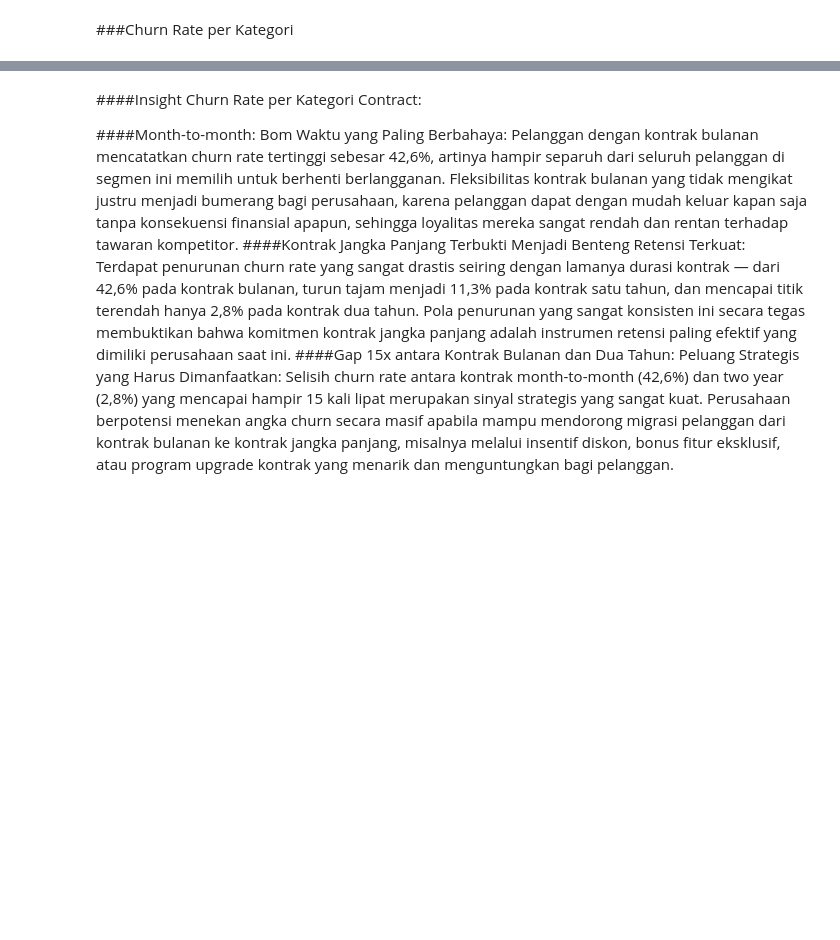
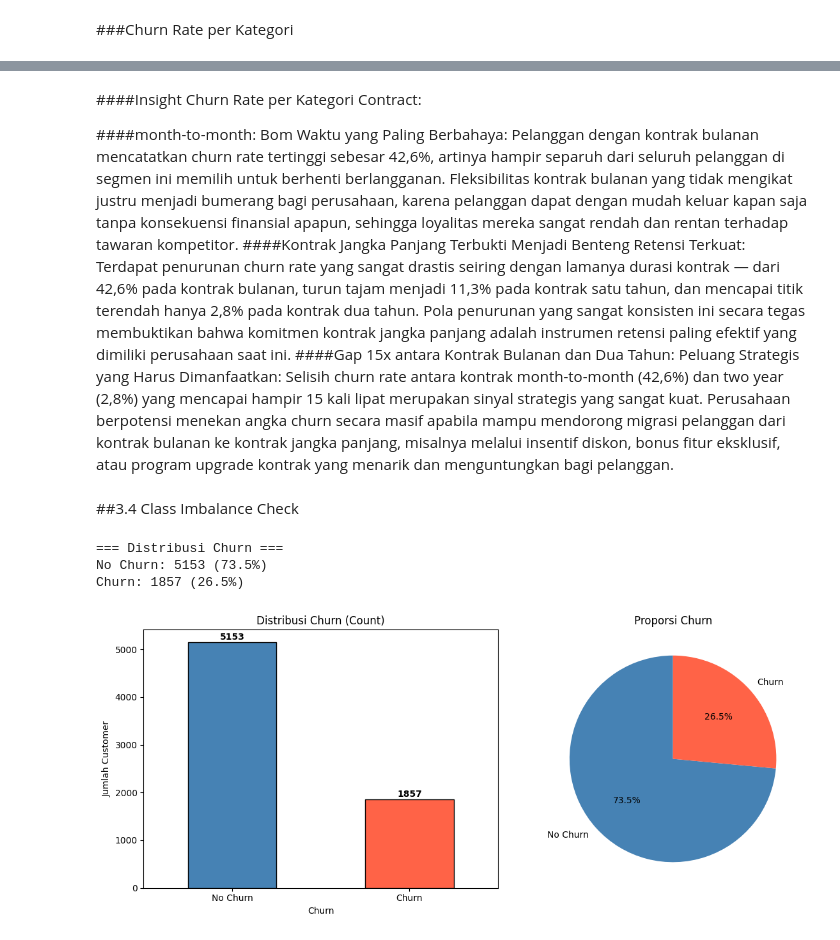
Before and after one commit to kumisganteng/Data-Analytics-Projects, a Jupyter notebook: Improving_Customer_Retention_Analysis.ipynb, the cells around one changed output, grey strips where cells are left out. Drawn from its saved outputs; the diff is of its cells as text; code cells hidden in the pictures; blank space fills up the shorter version.

Commit message:
feat: EDA - add class imbalance check, outlier analysis, multivariate analysis

```diff
--- a/Improving_Customer_Retention_Analysis.ipynb
+++ b/Improving_Customer_Retention_Analysis.ipynb
@@ -8,7 +8,7 @@
 import pandas as pd
 
 churn_file_path = '/content/WA_Fn-UseC_-Telco-Customer-Churn.csv'
-churn_data = pd.read_csv(churn_file_path)
+churn_data = pd.read_csv(churn_file_path, encoding='utf-8')
 # %% [markdown]
 ##1.2 Inspeksi Data
 # %%
@@ -674,6 +773,40 @@ dtype: float64
 # %% [markdown]
 ####Insight Churn Rate per Kategori Contract:
 
-####Month-to-month: Bom Waktu yang Paling Berbahaya: Pelanggan dengan kontrak bulanan mencatatkan churn rate tertinggi sebesar 42,6%, artinya hampir separuh dari seluruh pelanggan di segmen ini memilih untuk berhenti berlangganan. Fleksibilitas kontrak bulanan yang tidak mengikat justru menjadi bumerang bagi perusahaan, karena pelanggan dapat dengan mudah keluar kapan saja tanpa konsekuensi finansial apapun, sehingga loyalitas mereka sangat rendah dan rentan terhadap tawaran kompetitor.
+####month-to-month: Bom Waktu yang Paling Berbahaya: Pelanggan dengan kontrak bulanan mencatatkan churn rate tertinggi sebesar 42,6%, artinya hampir separuh dari seluruh pelanggan di segmen ini memilih untuk berhenti berlangganan. Fleksibilitas kontrak bulanan yang tidak mengikat justru menjadi bumerang bagi perusahaan, karena pelanggan dapat dengan mudah keluar kapan saja tanpa konsekuensi finansial apapun, sehingga loyalitas mereka sangat rendah dan rentan terhadap tawaran kompetitor.
 ####Kontrak Jangka Panjang Terbukti Menjadi Benteng Retensi Terkuat: Terdapat penurunan churn rate yang sangat drastis seiring dengan lamanya durasi kontrak — dari 42,6% pada kontrak bulanan, turun tajam menjadi 11,3% pada kontrak satu tahun, dan mencapai titik terendah hanya 2,8% pada kontrak dua tahun. Pola penurunan yang sangat konsisten ini secara tegas membuktikan bahwa komitmen kontrak jangka panjang adalah instrumen retensi paling efektif yang dimiliki perusahaan saat ini.
 ####Gap 15x antara Kontrak Bulanan dan Dua Tahun: Peluang Strategis yang Harus Dimanfaatkan: Selisih churn rate antara kontrak month-to-month (42,6%) dan two year (2,8%) yang mencapai hampir 15 kali lipat merupakan sinyal strategis yang sangat kuat. Perusahaan berpotensi menekan angka churn secara masif apabila mampu mendorong migrasi pelanggan dari kontrak bulanan ke kontrak jangka panjang, misalnya melalui insentif diskon, bonus fitur eksklusif, atau program upgrade kontrak yang menarik dan menguntungkan bagi pelanggan.
+# %% [markdown]
+##3.4 Class Imbalance Check
+# %%
+# Mapping 0/1 ke label yang readable
+churn_map = {0: 'No Churn', 1: 'Churn'}
+churn_counts = churn_data['Churn'].map(churn_map).value_counts()
+churn_percent = churn_data['Churn'].map(churn_map).value_counts(normalize=True) * 100
+
+print("=== Distribusi Churn ===")
+for val, count, pct in zip(churn_counts.index, churn_counts, churn_percent):
+    print(f"{val}: {count} ({pct:.1f}%)")
+
+# Visualisasi (sama seperti sebelumnya)
+fig, axes = plt.subplots(1, 2, figsize=(12, 5))
+
+churn_counts.plot(kind='bar', ax=axes[0], color=['steelblue', 'tomato'], edgecolor='black')
+axes[0].set_title('Distribusi Churn (Count)')
+axes[0].set_xlabel('Churn')
+axes[0].set_ylabel('Jumlah Customer')
+axes[0].tick_params(axis='x', rotation=0)
+for i, v in enumerate(churn_counts):
+    axes[0].text(i, v + 50, str(v), ha='center', fontweight='bold')
+
+axes[1].pie(churn_counts, labels=churn_counts.index, autopct='%1.1f%%',
+            colors=['steelblue', 'tomato'], startangle=90)
+axes[1].set_title('Proporsi Churn')
+
+plt.tight_layout()
+plt.show()
+# %% [output]
+=== Distribusi Churn ===
+No Churn: 5153 (73.5%)
+Churn: 1857 (26.5%)
+[figure, added]
```
Also changed, not shown: parts of 51 cells of this notebook.
